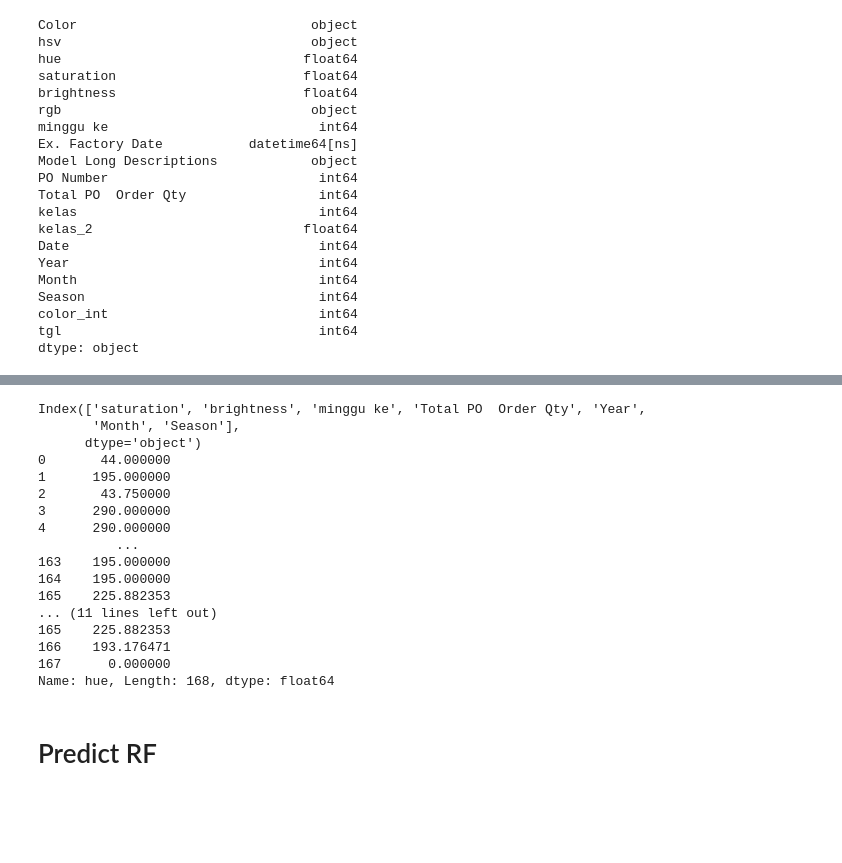
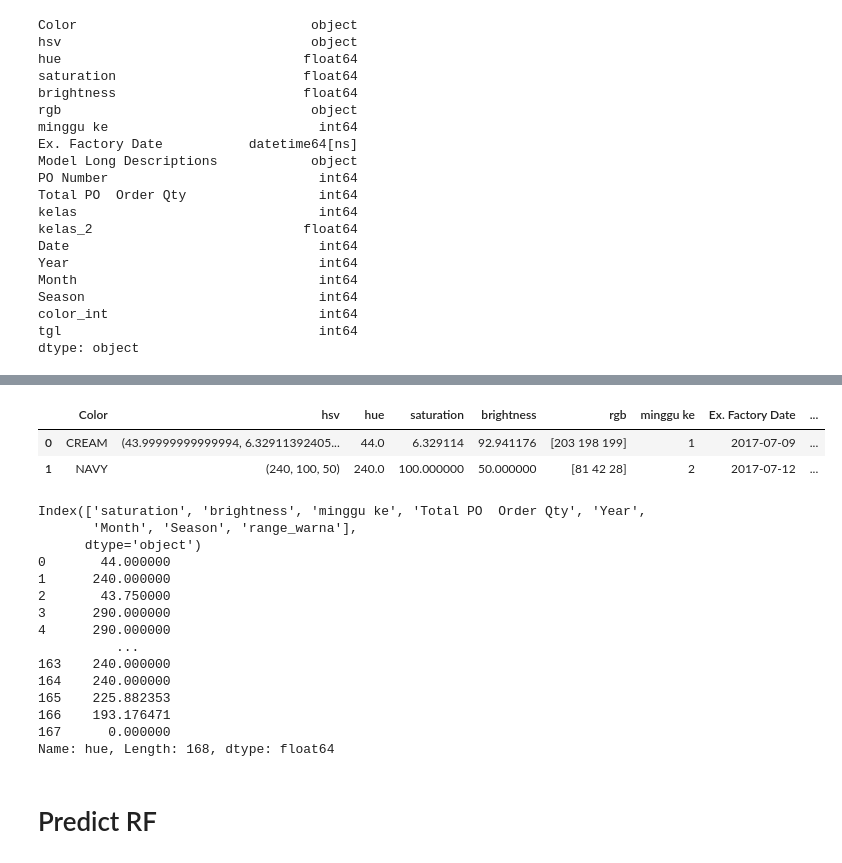
Before and after one commit to geadalfa/PrediksiWarna, a Jupyter notebook: Randomforest_NN.ipynb, the cells around one changed output, grey strips where cells are left out. Cells and saved outputs as stored; diff of their text form; code cells hidden in the pictures; blank space fills up the shorter version.

```diff
--- a/Randomforest_NN.ipynb
+++ b/Randomforest_NN.ipynb
@@ -514,5 +514,5 @@ tgl                                 int64
 dtype: object
 # %%
 # Menghapus kelas
-df.drop(columns=['kelas', 'kelas_2'])
+df.drop(columns=['kelas', 'kelas_2'], axis=1, inplace=True)
 #df.head(2)
@@ -519,39 +521,37 @@ df.drop(columns=['kelas', 'kelas_2'])
 # %%
 def rc(row):
-    if row['Color'] =='BAKER RED':
+    if row['hue'] == 0 :
+        val = 0
+    elif row['hue'] <= 15 :
         val = 1
-    elif row['Color'] == 'BLACK' :
+    elif row['hue'] <= 45 :
         val = 2
-    elif row['Color'] == 'BLUE' :
+    elif row['hue'] <= 75 :
         val = 3
-    elif row['Color'] == 'BLUE MIST' :
+    elif row['hue'] <= 115 :
         val = 4
-    elif row['Color'] == 'CREAM' :
+    elif row['hue'] <= 165 :
         val = 5
-    elif row['Color'] == 'GREEN' :
+    elif row['hue'] <= 195 :
         val = 6
-    elif row['Color'] == 'GREY' :
+    elif row['hue'] <= 255 :
         val = 7
-    elif row['Color'] == 'MANGO' :
+    elif row['hue'] <= 285 :
         val = 8
-    elif row['Color'] == 'MULTI' :
+    elif row['hue'] <= 315 :
         val = 9
-    elif row['Color'] == 'NAVY' :
+    elif row['hue'] <= 345 :
         val = 10
-    elif row['Color'] == 'OLIVE' :
-        val = 11
-    elif row['Color'] == 'PINK' :
-        val = 12
-    elif row['Color'] == 'RED' :
-        val = 13
-    elif row['Color'] == 'SAPPHIRE STAR' :
-        val = 14
     else:
-        val = 15
+        val = 0
     return val
 
 df['range_warna'] = df.apply(rc, axis=1)
 df.head(2)
+# %% [output]
+|  | Color | hsv | hue | saturation | brightness | rgb | minggu ke | Ex. Factory Date | ... |
+| 0 | CREAM | (43.99999999999994, 6.32911392405... | 44.0 | 6.329114 | 92.941176 | [203 198 199] | 1 | 2017-07-09 | ... |
+| 1 | NAVY | (240, 100, 50) | 240.0 | 100.000000 | 50.000000 | [81 42 28] | 2 | 2017-07-12 | ... |
 # %%
 # X2 dan y2 untuk model ke 2
 
@@ -573,21 +573,19 @@ X3 = df.drop(columns=['hsv','kelas_2','Model Long Descriptions','PO Number', 'Ex
 print(X.columns)
 #print(X2.columns)
 print(y)
-print(y)
+#print(y)
 # %% [output]
 Index(['saturation', 'brightness', 'minggu ke', 'Total PO  Order Qty', 'Year',
-       'Month', 'Season'],
+       'Month', 'Season', 'range_warna'],
       dtype='object')
 0       44.000000
-1      195.000000
+1      240.000000
 2       43.750000
 3      290.000000
 4      290.000000
           ...
-163    195.000000
-164    195.000000
-165    225.882353
-... (11 lines left out)
+163    240.000000
+164    240.000000
 165    225.882353
 166    193.176471
 167      0.000000
```
Also changed, not shown: parts of 2 cells of this notebook.
